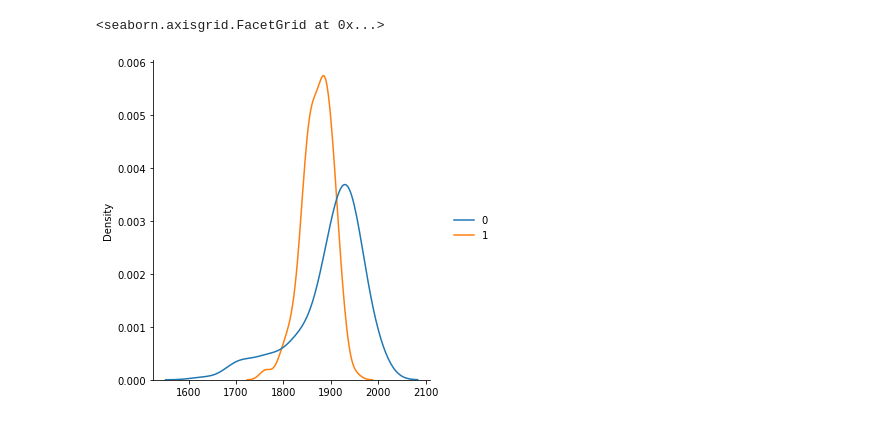
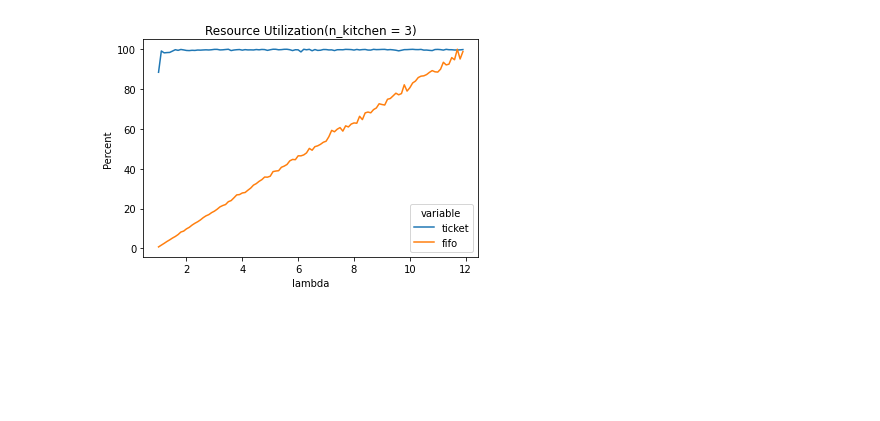
Before and after one commit to liongkj/stochastic-process-simpy, a Jupyter notebook: code/main.ipynb, the cells around one changed output. Saved outputs shown, nothing was run; the diff lists cells and outputs as text; code cells hidden in the pictures; blank space fills up the shorter version.

```diff
--- a/code/main.ipynb
+++ b/code/main.ipynb
@@ -62,0 +75,28 @@ Average Time Spent In System => 1313.57 Minutes
+# %%
+parameters = {
+    "order_time_mu" : 1.5,
+    "order_time_min" : 1,
+    "food_prepare_mu" : 1.5,
+    "food_prepare_min" : 1,
+    "lamb" : 3 #smaller means lower rate of ppl arriving
+}
+# %%
+val_lamb = np.arange(1.0,12.0, 0.1)
+
+service_rate_3 = np.zeros([len(val_lamb),2])
+service_rate_5 = np.zeros([len(val_lamb),2])
+n_kitchen = 3
+n_counter = 2
+with suppress_stdout_stderr():
+    for i in range(len(val_lamb)):
+        parameters["lamb"] = val_lamb[i]
+        ticket_results3 = ticket(n_customer,n_counter,n_kitchen,SIM_TIME,parameters)
+        fifo_results3 = fifo(n_customer,n_counter,n_kitchen,SIM_TIME,parameters)
+
+        total_counter_sim_ticket3 =(n_counter*ticket_results3[6])
+        total_counter_sim_fifo3 =(n_counter*fifo_results3[6])
+
+        service_rate_3[i]=[ticket_results3[4] /total_counter_sim_ticket3, (fifo_results3[4] - fifo_results3[5])/total_counter_sim_fifo3]
+# %%
+service_rate3 =np.divide(service_rate_3,service_rate_3.max(axis = 0)) *100
+service_rate3
@@ -63 +121,11 @@ Average Time Spent In System => 1313.57 Minutes
+# %%
+pd_rho3 = pd.DataFrame(service_rate3,columns=["ticket","fifo"],index=val_lamb)
+pd_rho3["lambda"] = val_lamb
+
+plt.title('Resource Utilization(n_kitchen = %s)' %n_kitchen)
+plt.ylabel("Percent")
+sns.lineplot(data=pd.melt(pd_rho3,['lambda']), x="lambda",y="value",hue="variable")
+plt.savefig('../images/utilization_percentage.png')
+# %% [output]
+[figure, added]
 # %%
@@ -78,7 +145,0 @@ with suppress_stdout_stderr():
-# %%
-# avg = pd.DataFrame(avg_waiting,index=val_lamb,
-#                    columns = ["fifo","ticket"])
-sns.displot(avg_waiting,kind="kde")
-# %% [output]
-<seaborn.axisgrid.FacetGrid at 0x...>
-[figure, removed]
```
Also changed, not shown: parts of 15 cells of this notebook, 42 other files.
